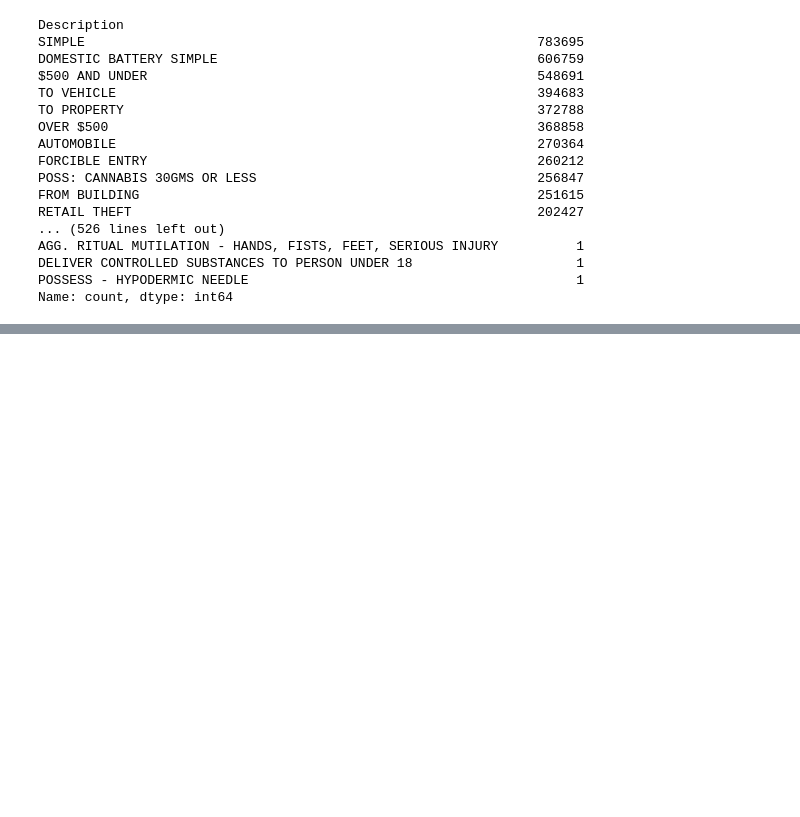
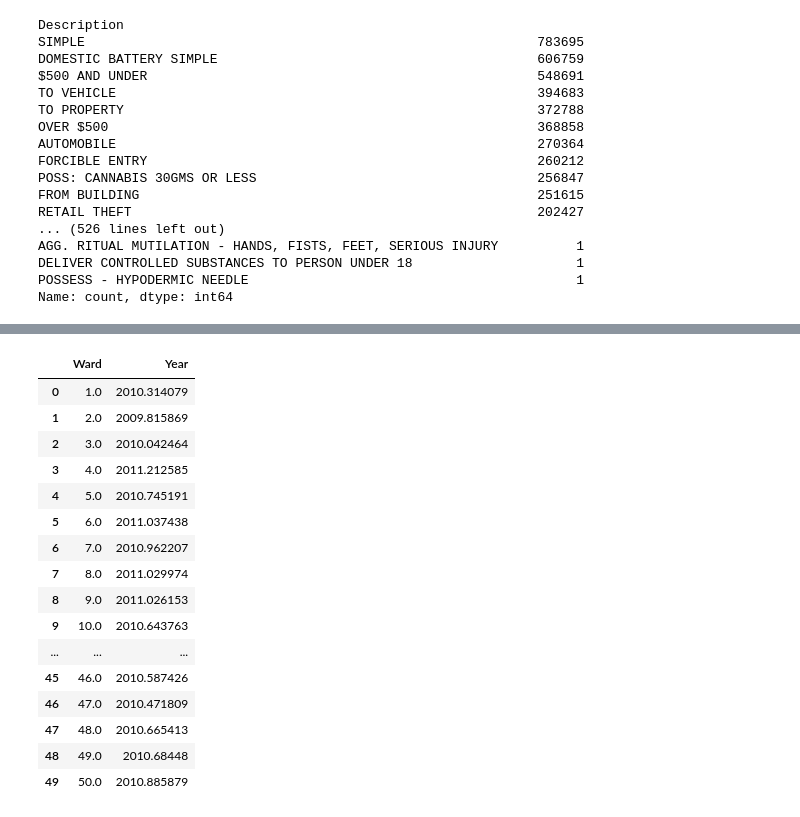
Before and after one commit to alfamado/task, a Jupyter notebook: crime_work/chicago_crime.ipynb, the cells around one changed output, grey strips where cells are left out. Saved outputs shown, nothing was run; the diff lists cells and outputs as text; code cells hidden in the pictures; blank space fills up the shorter version.

```diff
--- a/crime_work/chicago_crime.ipynb
+++ b/crime_work/chicago_crime.ipynb
@@ -272,0 +291,21 @@ primary_type_list
+# %%
+trend_ward = df.groupby("Ward")["Year"].mean().reset_index()
+trend_ward
+# %% [output]
+|  | Ward | Year |
+| 0 | 1.0 | 2010.314079 |
+| 1 | 2.0 | 2009.815869 |
+| 2 | 3.0 | 2010.042464 |
+| 3 | 4.0 | 2011.212585 |
+| 4 | 5.0 | 2010.745191 |
+| 5 | 6.0 | 2011.037438 |
+| 6 | 7.0 | 2010.962207 |
+| 7 | 8.0 | 2011.029974 |
+| 8 | 9.0 | 2011.026153 |
+| 9 | 10.0 | 2010.643763 |
+| ... | ... | ... |
+| 45 | 46.0 | 2010.587426 |
+| 46 | 47.0 | 2010.471809 |
+| 47 | 48.0 | 2010.665413 |
+| 48 | 49.0 | 2010.68448 |
+| 49 | 50.0 | 2010.885879 |
```
Also changed, not shown: parts of 1 cell of this notebook.
